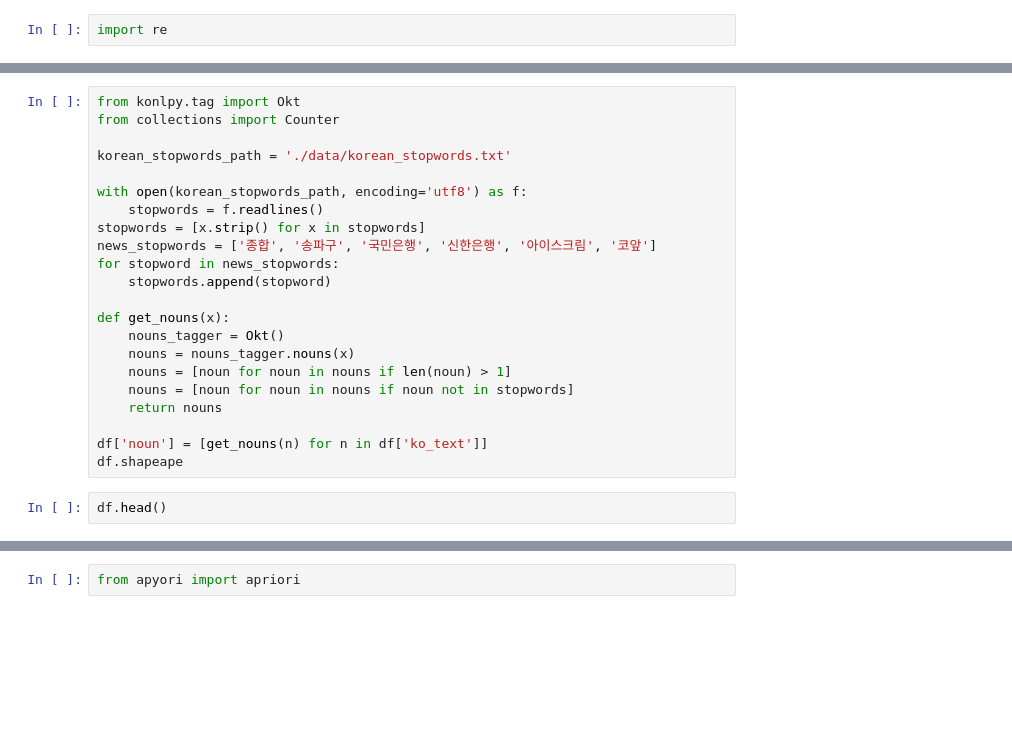
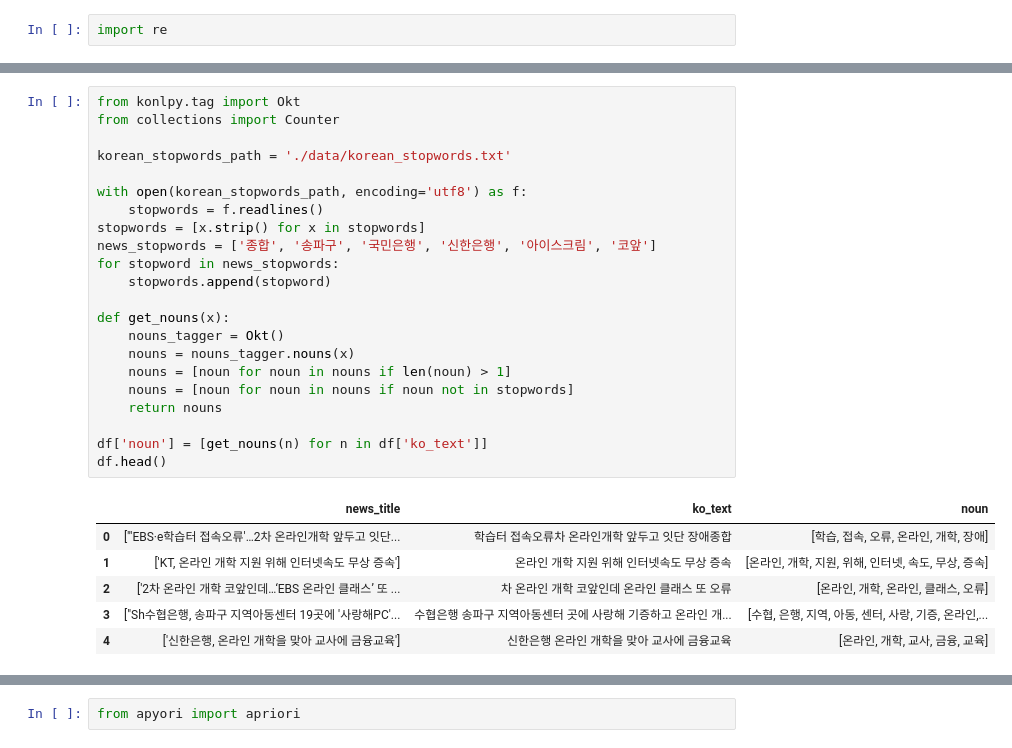
Before and after one commit to luckycontrol/DataScience, a Jupyter notebook: bigdata_07/07_practice.ipynb, the cells around one changed output, grey strips where cells are left out. Drawn from its saved outputs; the diff is of its cells as text; blank space fills up the shorter version.

```diff
--- a/bigdata_07/07_practice.ipynb
+++ b/bigdata_07/07_practice.ipynb
@@ -23,25 +70,30 @@ df.iloc[:30]
 # %%
 from konlpy.tag import Okt
 from collections import Counter
 
 korean_stopwords_path = './data/korean_stopwords.txt'
 
 with open(korean_stopwords_path, encoding='utf8') as f:
     stopwords = f.readlines()
 stopwords = [x.strip() for x in stopwords]
 news_stopwords = ['종합', '송파구', '국민은행', '신한은행', '아이스크림', '코앞']
 for stopword in news_stopwords:
     stopwords.append(stopword)
 
 def get_nouns(x):
     nouns_tagger = Okt()
     nouns = nouns_tagger.nouns(x)
     nouns = [noun for noun in nouns if len(noun) > 1]
     nouns = [noun for noun in nouns if noun not in stopwords]
     return nouns
 
 df['noun'] = [get_nouns(n) for n in df['ko_text']]
-df.shapeape
+df.head()
+# %% [output]
+|  | news_title | ko_text | noun |
+| 0 | ["'EBS·e학습터 접속오류'…2차 온라인개학 앞두고 잇단... | 학습터 접속오류차 온라인개학 앞두고 잇단 장애종합 | [학습, 접속, 오류, 온라인, 개학, 장애] |
+| 1 | ['KT, 온라인 개학 지원 위해 인터넷속도 무상 증속'] | 온라인 개학 지원 위해 인터넷속도 무상 증속 | [온라인, 개학, 지원, 위해, 인터넷, 속도, 무상, 증속] |
+| 2 | ['2차 온라인 개학 코앞인데…‘EBS 온라인 클래스’ 또 ... | 차 온라인 개학 코앞인데 온라인 클래스 또 오류 | [온라인, 개학, 온라인, 클래스, 오류] |
+| 3 | ["Sh수협은행, 송파구 지역아동센터 19곳에 '사랑해PC'... | 수협은행 송파구 지역아동센터 곳에 사랑해 기증하고 온라인 개... | [수협, 은행, 지역, 아동, 센터, 사랑, 기증, 온라인,... |
+| 4 | ['신한은행, 온라인 개학을 맞아 교사에 금융교육'] | 신한은행 온라인 개학을 맞아 교사에 금융교육 | [온라인, 개학, 교사, 금융, 교육] |
-# %%
-df.head()
 # %%
```
Also changed, not shown: parts of 11 cells of this notebook.
